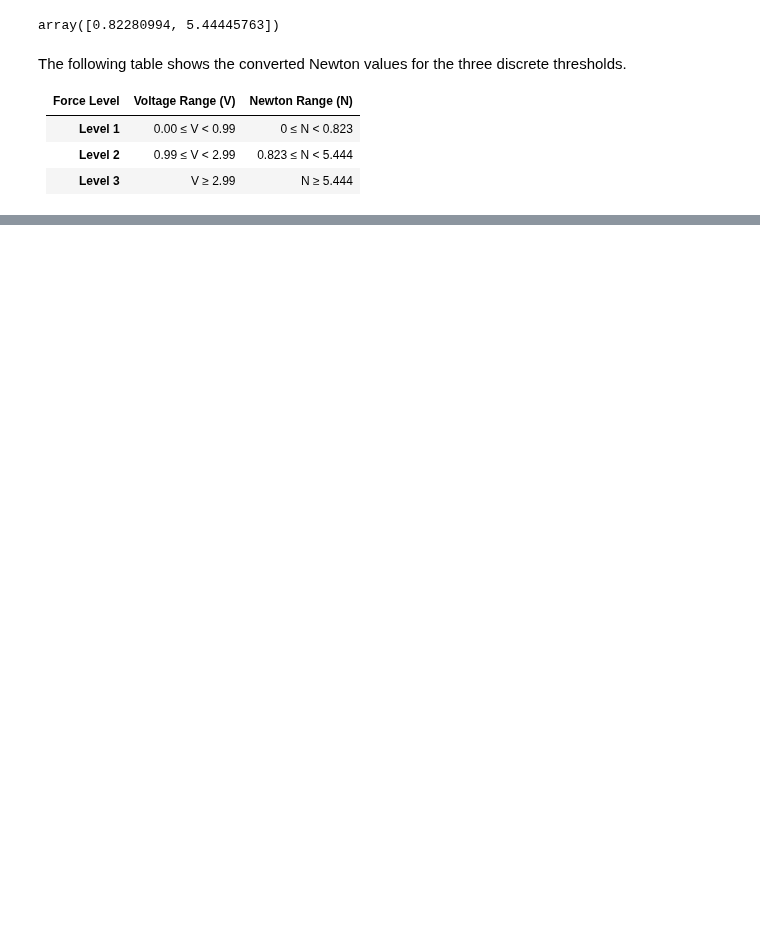
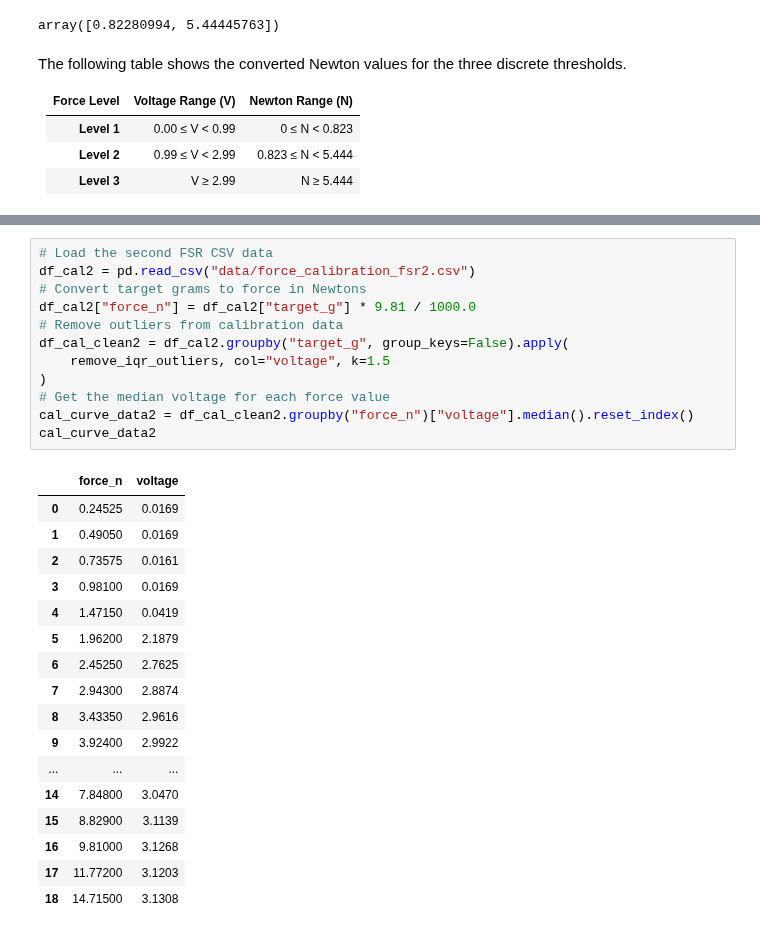
Before and after one commit to gemixin/digit-force-calibration, a Jupyter notebook: calibration.ipynb, the cells around one changed output, grey strips where cells are left out. Drawn from its saved outputs; the diff is of its cells as text; blank space fills up the shorter version.

```diff
--- a/calibration.ipynb
+++ b/calibration.ipynb
@@ -596,0 +593,30 @@ The following table shows the converted Newton values for the three discrete thr
+# %%
+# Load the second FSR CSV data
+df_cal2 = pd.read_csv("data/force_calibration_fsr2.csv")
+# Convert target grams to force in Newtons
+df_cal2["force_n"] = df_cal2["target_g"] * 9.81 / 1000.0
+# Remove outliers from calibration data
+df_cal_clean2 = df_cal2.groupby("target_g", group_keys=False).apply(
+    remove_iqr_outliers, col="voltage", k=1.5
+)
+# Get the median voltage for each force value
+cal_curve_data2 = df_cal_clean2.groupby("force_n")["voltage"].median().reset_index()
+cal_curve_data2
+# %% [output]
+|  | force_n | voltage |
+| 0 | 0.24525 | 0.0169 |
+| 1 | 0.49050 | 0.0169 |
+| 2 | 0.73575 | 0.0161 |
+| 3 | 0.98100 | 0.0169 |
+| 4 | 1.47150 | 0.0419 |
+| 5 | 1.96200 | 2.1879 |
+| 6 | 2.45250 | 2.7625 |
+| 7 | 2.94300 | 2.8874 |
+| 8 | 3.43350 | 2.9616 |
+| 9 | 3.92400 | 2.9922 |
+| ... | ... | ... |
+| 14 | 7.84800 | 3.0470 |
+| 15 | 8.82900 | 3.1139 |
+| 16 | 9.81000 | 3.1268 |
+| 17 | 11.77200 | 3.1203 |
+| 18 | 14.71500 | 3.1308 |
```
Also changed, not shown: parts of 23 cells of this notebook, 20 other files.
